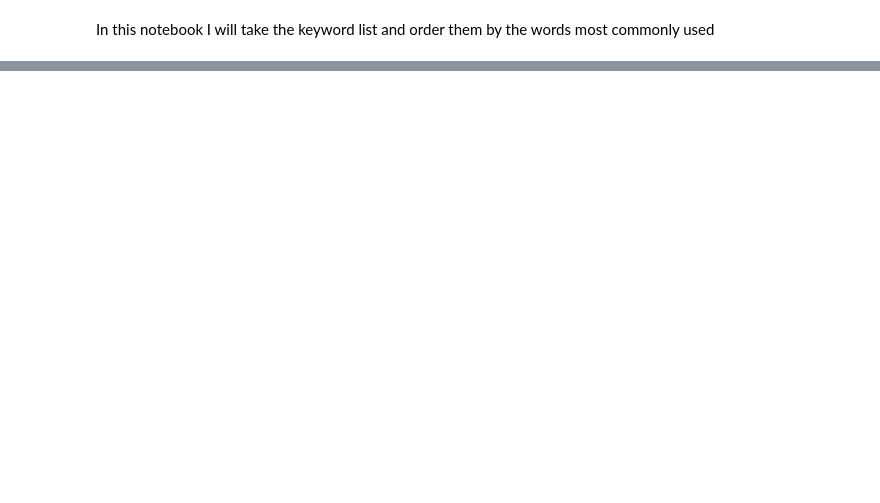
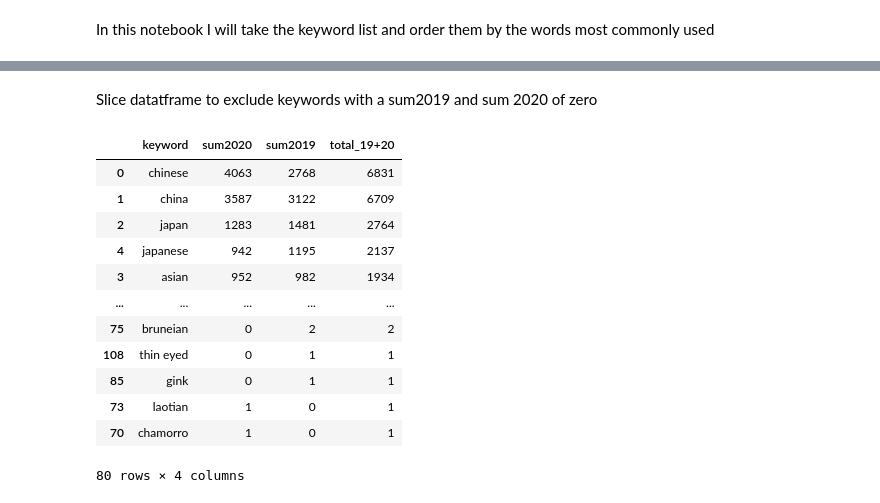
Before and after one commit to ORJackson/Sentiment-Analysis_UK-Anti-Asian-Sentiment-Covid-19, a Jupyter notebook: tweetCountsAsianKeywordsOrderedBySum.ipynb, the cells around one changed output, grey strips where cells are left out. Cells and saved outputs as stored; diff of their text form; code cells hidden in the pictures; blank space fills up the shorter version.

```diff
--- a/tweetCountsAsianKeywordsOrderedBySum.ipynb
+++ b/tweetCountsAsianKeywordsOrderedBySum.ipynb
@@ -194,0 +250,19 @@ tweetCountDfToWordCloud(keywordsAndTweetCountSumDf, titleString)
+# %% [markdown]
+Slice datatframe to exclude keywords with a sum2019 and sum 2020 of zero
+# %%
+slicedDf = joinedDf[joinedDf['total_19+20'] != 0]
+slicedDf
+# %% [output]
+|  | keyword | sum2020 | sum2019 | total_19+20 |
+| 0 | chinese | 4063 | 2768 | 6831 |
+| 1 | china | 3587 | 3122 | 6709 |
+| 2 | japan | 1283 | 1481 | 2764 |
+| 4 | japanese | 942 | 1195 | 2137 |
+| 3 | asian | 952 | 982 | 1934 |
+| ... | ... | ... | ... | ... |
+| 75 | bruneian | 0 | 2 | 2 |
+| 108 | thin eyed | 0 | 1 | 1 |
+| 85 | gink | 0 | 1 | 1 |
+| 73 | laotian | 1 | 0 | 1 |
+| 70 | chamorro | 1 | 0 | 1 |
+80 rows × 4 columns
```
Also changed, not shown: parts of 16 cells of this notebook, 22 other files.
